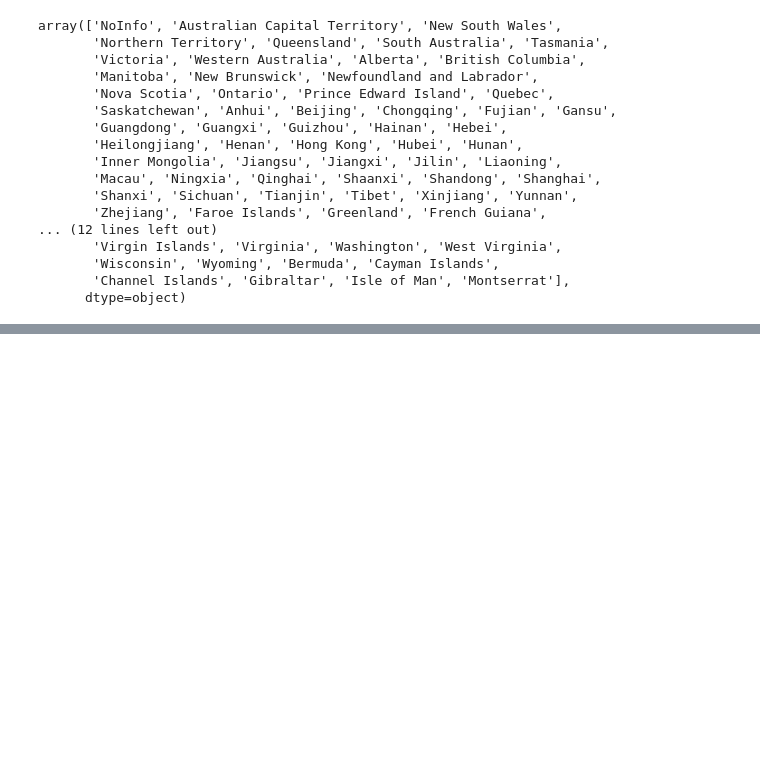
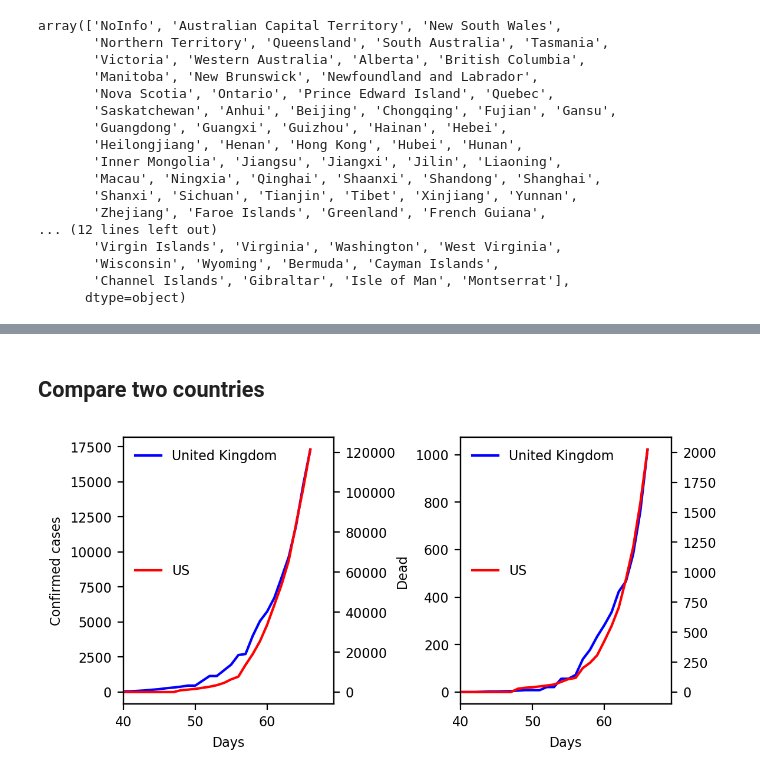
Before and after one commit to mail02ankit/covid19, a Jupyter notebook: ankit_notebook.ipynb, the cells around one changed output, grey strips where cells are left out. Cells and saved outputs as stored; diff of their text form; code cells hidden in the pictures; blank space fills up the shorter version.

```diff
--- a/ankit_notebook.ipynb
+++ b/ankit_notebook.ipynb
@@ -106 +84,18 @@ Countries:  ['US']
 Province:  ['Northern Territory', 'North Carolina', 'North Dakota']
+# %%
+def df_summed_provinces( df, CName ):
+    '''
+    * Sum over provices for a given country.
+    * Note, output df has multilevel indexes.
+    '''
+    out = df.groupby( [ 'Country_Region','Num_Days']).sum()
+
+    # Make hierarchical labels
+    # df_r = df.groupby( ['Country_Region', 'Province_State'] )
+    #df_r = df.set_index( ['Country_Region', 'Province_State'] )
+
+    return out.loc[(CName,)]
+
+# Extract US data summed over all provices/states
+df_r = df_summed_provinces(df, 'United Kingdom')
+df_r
@@ -130,0 +197,41 @@ for iPlot in [0,1]:
+# %% [markdown]
+## Compare two countries
+# %%
+CName = 'United Kingdom'
+
+df_p = df_summed_provinces(df, CName)
+
+fig, ax = plt.subplots(1,2, figsize = (6,3), dpi=200)
+# fig, ax = plt.subplots(1,2, dpi=200)
+fig.subplots_adjust(wspace=0.6, hspace=0.0)
+ax = ax.ravel()
+fontl=8
+
+ax[0].plot( df_p.index, df_p['ConfirmedCases'],'-',color='b', label=CName)
+ax[1].plot( df_p.index, df_p['Fatalities'],'-',color='b', label=CName)
+
+# Second country, y2 axis
+CName = 'US'
+df_p = df_summed_provinces(df, CName)
+
+axY2 = [ax[0].twinx(), ax[1].twinx()]
+axY2[0].plot( df_p.index, df_p['ConfirmedCases'],'-',color='r', label=CName)
+axY2[1].plot( df_p.index, df_p['Fatalities'],'-',color='r', label=CName)
+
+for iPlot in [0,1]:
+    ax[iPlot].set_xlabel('Days', fontsize=fontl)
+#     ax[0].set_title( 'Cases', fontsize=fontl)
+#     ax[1].set_title( 'Dead', fontsize=fontl)
+
+    ax[0].set_ylabel('Confirmed cases', fontsize=fontl)
+    ax[1].set_ylabel('Dead', fontsize=fontl)
+
+    ax[iPlot].legend( loc='upper left', frameon = 0, fontsize=fontl)
+    ax[iPlot].tick_params(axis='both', which='major', labelsize=1.0*fontl)
+
+    axY2[iPlot].legend( loc='center left', frameon = 0, fontsize=fontl)
+    axY2[iPlot].tick_params(axis='both', which='major', labelsize=1.0*fontl)
+
+    ax[iPlot].set_xlim(40,)
+# %% [output]
+[figure, added]
```
Also changed, not shown: parts of 12 cells of this notebook.
